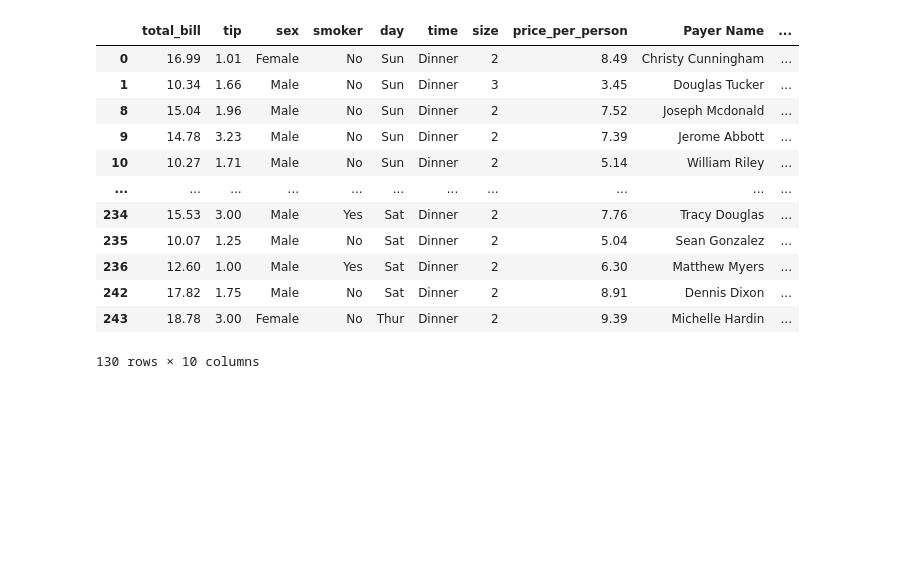
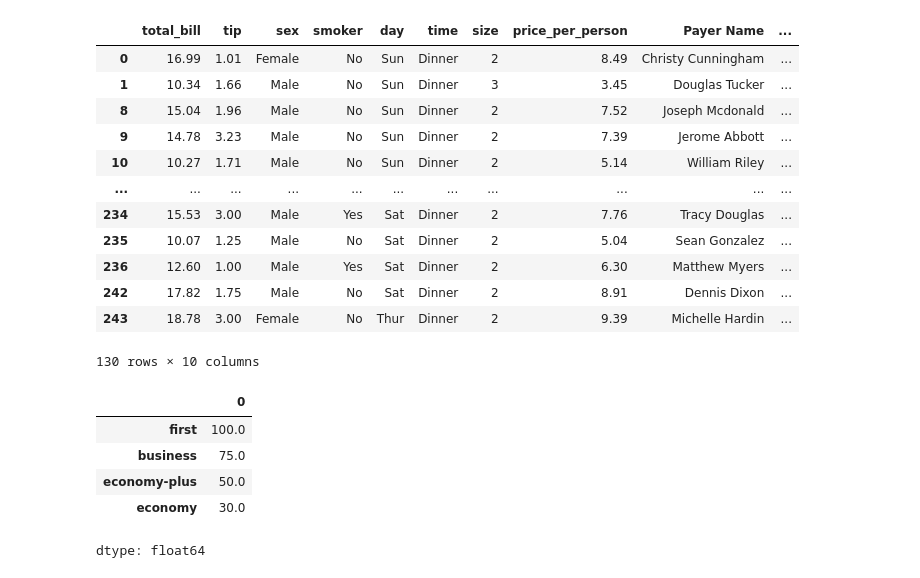
Before and after one commit to pragyan27bit/ml-learning, a Jupyter notebook: Day02_Pandas.ipynb, the cells around one changed output. Cells and saved outputs as stored; diff of their text form; code cells hidden in the pictures; blank space fills up the shorter version.

Commit message:
Missing Data

```diff
--- a/Day02_Pandas.ipynb
+++ b/Day02_Pandas.ipynb
@@ -164,3 +158,31 @@ df[df["total_bill"].between(10, 20, inclusive="both")]
 | 242 | 17.82 | 1.75 | Male | No | Sat | Dinner | 2 | 8.91 | Dennis Dixon | ... |
 | 243 | 18.78 | 3.00 | Female | No | Thur | Dinner | 2 | 9.39 | Michelle Hardin | ... |
 130 rows × 10 columns
+# %%
+# Missing data
+df = pd.read_csv('movie_scores.csv')
+df.isnull()
+df.notnull()
+df[df['pre_movie_score'].notnull()] # shows only those rows which has not null values in selected column
+df[(df['pre_movie_score'].isnull()) & (df['first_name'].notnull())] # shows only those rows which has null values in selected column
+
+# .dropna()
+df.dropna(thresh = 3) # .dropna() removes missing values (by dropping rows by default). thresh specifies the minimum number of non-null values required to keep a row.
+df.dropna(axis = 1) # Drops columns that contain at least one NaN (missing) value.
+df.dropna(axis = 0) # drops rows that contain at least one NaN (missing) value
+df.dropna(subset = ['last_name']) # subset = [''] only drops the rows which has a NaN value in the selected column
+
+# .fillna()
+df.fillna('NEW Value') # it fills every NaN value with the input
+df['pre_movie_score'] = df['pre_movie_score'].fillna(df['pre_movie_score'].mean())
+
+airline_tix = {'first':100, 'business':np.nan, 'economy-plus':50, 'economy':30}
+ser = pd.Series(airline_tix)
+ser.interpolate() # fills it with mean of a value above and below it
+# %% [output]
+|  | 0 |
+| first | 100.0 |
+| business | 75.0 |
+| economy-plus | 50.0 |
+| economy | 30.0 |
+dtype: float64
```
Also changed, not shown: parts of 1 cell of this notebook.
